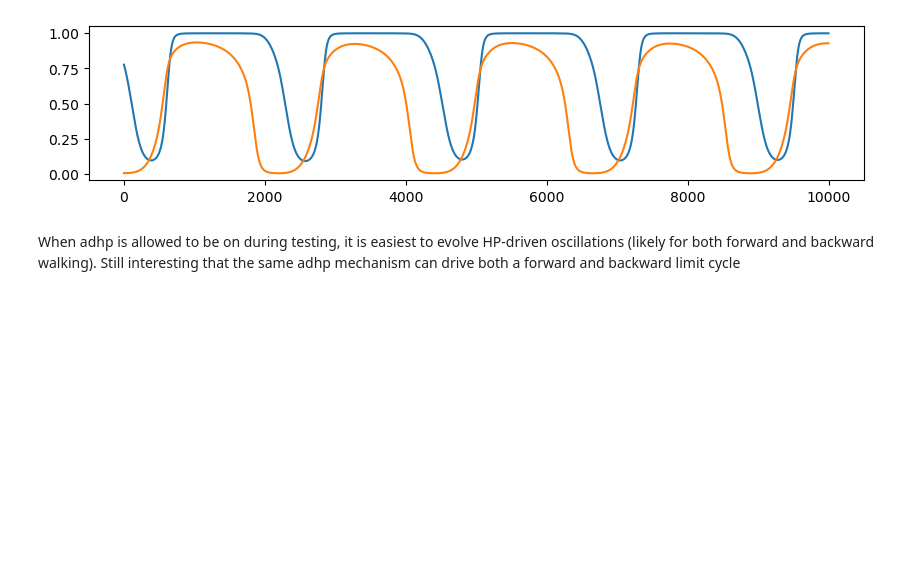
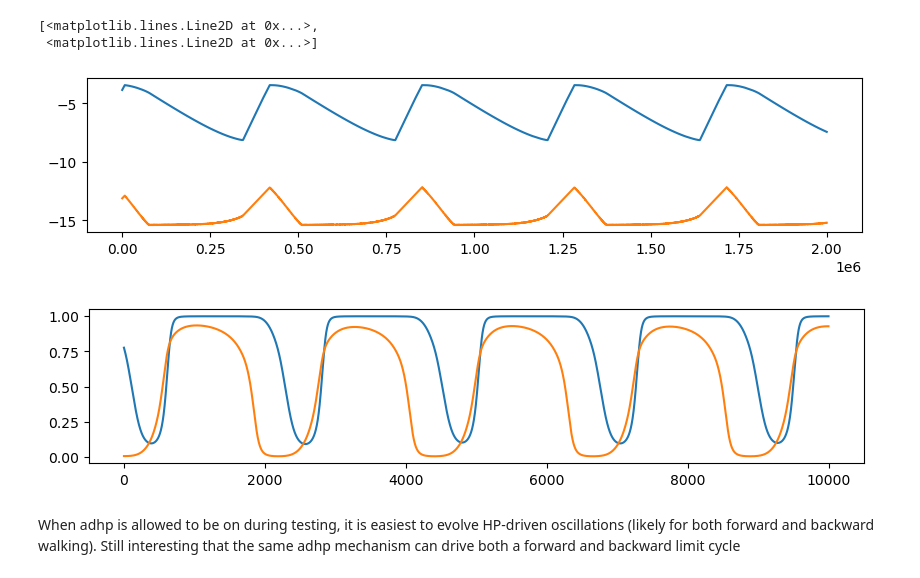
Before and after one commit to ljstolting/homeostasis-of-flexible-behavior, a Jupyter notebook: VizTimeseries.ipynb, the cells around one changed output. Drawn from its saved outputs; the diff is of its cells as text; code cells hidden in the pictures; blank space fills up the shorter version.

```diff
--- a/VizTimeseries.ipynb
+++ b/VizTimeseries.ipynb
@@ -42,3 +62,10 @@ plt.show()
+# %%
+paramtimeseries = np.loadtxt("./Backward Walkers/test/bodytest.dat")
+plt.plot(paramtimeseries)
+# %% [output]
+[<matplotlib.lines.Line2D at 0x...>,
+ <matplotlib.lines.Line2D at 0x...>]
+[figure, added]
 # %%
 plt.rcParams['figure.figsize'] = (10,2)
 
```
Also changed, not shown: parts of 3 cells of this notebook, 22 other files.
